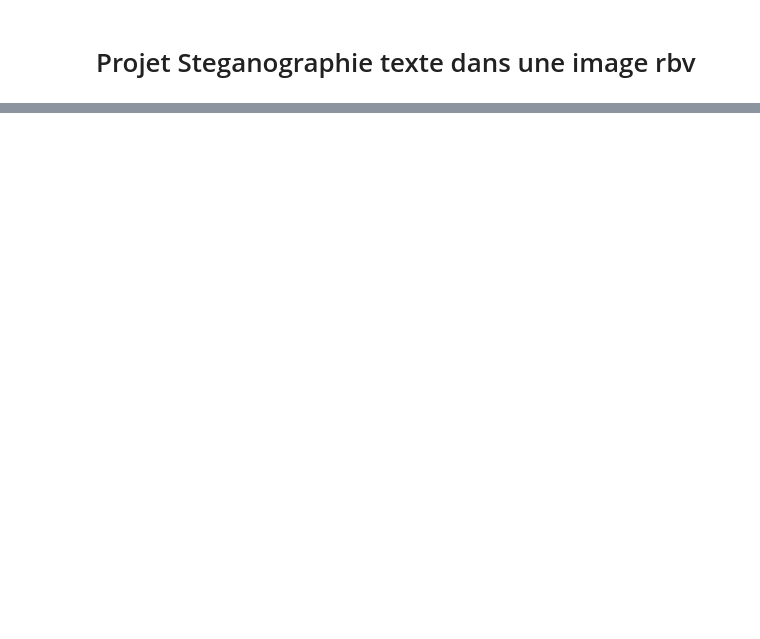
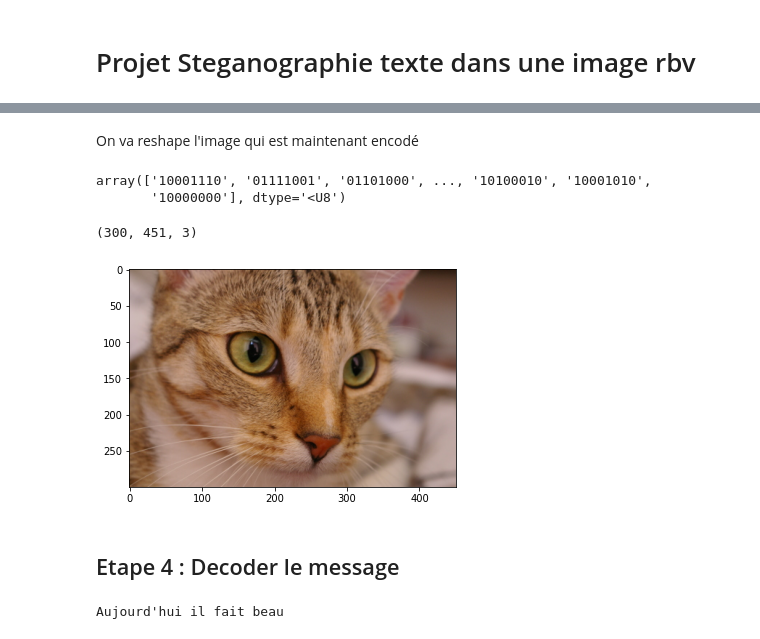
Before and after one commit to lisacsn/Steganographie, a Jupyter notebook: Stegano.ipynb, the cells around one changed output, grey strips where cells are left out. Cells and saved outputs as stored; diff of their text form; code cells hidden in the pictures; blank space fills up the shorter version.

```diff
--- a/Stegano.ipynb
+++ b/Stegano.ipynb
@@ -17,0 +51,6 @@ print(img.shape)
+# %%
+chiffres = ""
+for i in range(len(liste_ascii)):
+  chiffres += liste_ascii[i]
+
+chiffres
@@ -17,0 +61,32 @@ print(img.shape)
+# %%
+img_encoded_bin = img_bin_flat.copy()
+
+for i in range(len(chiffres)):
+  img_encoded_bin[i] = img_encoded_bin[i][:7] + chiffres[i]
+# %% [markdown]
+On va reshape l'image qui est maintenant encodé
+# %%
+img_encoded_bin
+# %% [output]
+array(['10001110', '01111001', '01101000', ..., '10100010', '10001010',
+       '10000000'], dtype='<U8')
+# %%
+img_reshaped = np.reshape(img_encoded_bin,img.shape)
+# %%
+img_reshaped.shape
+# %% [output]
+(300, 451, 3)
+# %%
+img_encoded = img.copy()
+
+for i in range(img.shape[0]):
+  for j in range(img.shape[1]):
+    for k in range(img.shape[2]):
+      img_encoded[i,j,k] = int(img_reshaped[i,j,k],2)
+# %%
+plt.imshow(img_encoded)
+plt.show()
+# %% [output]
+[figure, added]
+# %% [markdown]
+## Etape 4 : Decoder le message
@@ -17,0 +130,5 @@ print(img.shape)
+# %%
+secret_message = find_secret_message(img_encoded)
+print(secret_message)
+# %% [output]
+Aujourd'hui il fait beau
```
Also changed, not shown: parts of 12 cells of this notebook.
